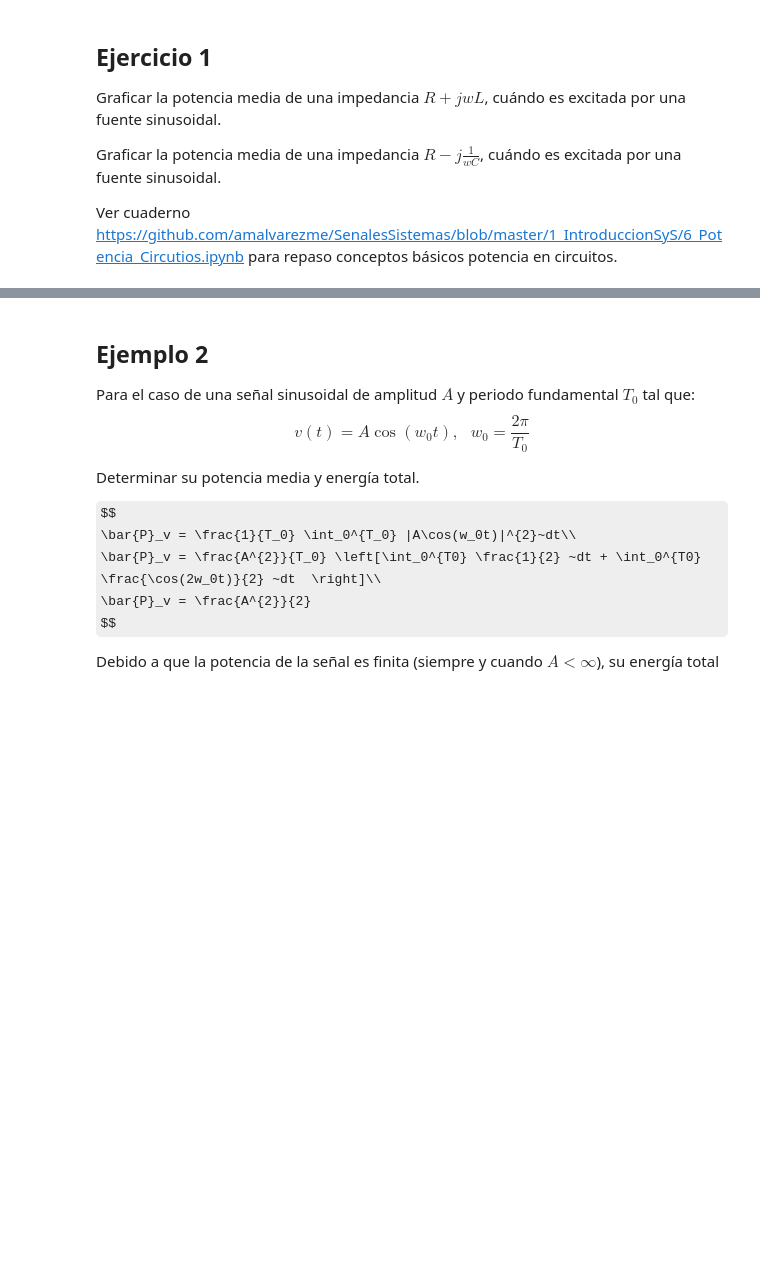
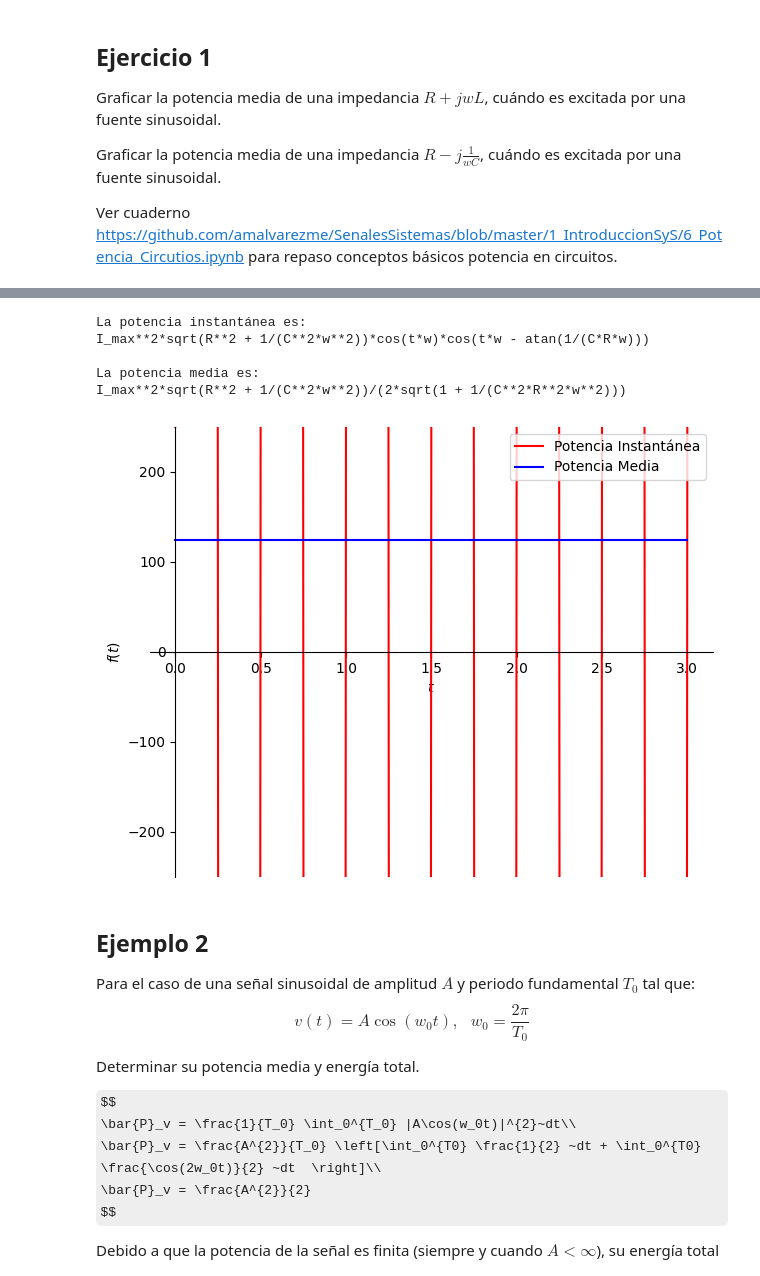
Before and after one commit to JUANOSORIOG/Senales_y_Sistemas, a Jupyter notebook: Copia_de__Señales_De_Energia_Y_De_Potencia.ipynb, the cells around one changed output, grey strips where cells are left out. Saved outputs shown, nothing was run; the diff lists cells and outputs as text; code cells hidden in the pictures; some formulas as TeX source; blank space fills up the shorter version.

```diff
--- a/Copia_de__Señales_De_Energia_Y_De_Potencia.ipynb
+++ b/Copia_de__Señales_De_Energia_Y_De_Potencia.ipynb
@@ -243,3 +277,65 @@ plt.show()
+# %%
+from sympy import symbols, sin, cos, pi, integrate, re, im, Abs, atan, sqrt, I
+from sympy.plotting import plot
+import warnings
+warnings.filterwarnings("ignore")
+
+# Declarar símbolos
+t, R, C, w, I_max = symbols('t R C w I_max', real=True, nonnegative=True)
+
+# Definir la impedancia
+Z = R - I / (w * C)
+
+# Definir la corriente sinusoidal
+i_t = I_max * cos(w * t)
+
+# Calcular el voltaje a través de la impedancia (v(t) = Z * i(t)). Se usa el dominio fasorial y se convierte a dominio del tiempo.
+# Primero convertimos la corriente al dominio fasorial: I_f = I_max * exp(j*0)
+# El voltaje fasorial es V_f = Z * I_f
+V_f = Z * I_max
+# Para convertir de vuelta al dominio del tiempo, calculamos la magnitud y el ángulo de V_f
+V_max = Abs(V_f)
+phi_v = atan(im(V_f) / re(V_f))
+v_t = V_max * cos(w * t + phi_v)
+
+# Potencia instantánea p(t) = v(t) * i(t)
+p_t = v_t * i_t
+
+# Potencia media P_media = (1/T0) * integral(p(t), t, 0, T0), donde T0 = 2*pi/w
+T0 = 2 * pi / w
+P_media = integrate(p_t, (t, 0, T0)) / T0
+
+print("La potencia instantánea es:")
+print(p_t)
+print("\nLa potencia media es:")
+print(P_media)
+
+# Para graficar, asignaremos valores numéricos a R, C, w, I_max
+R_val = 10
+C_val = 0.0001  # Valor de capacitancia
+w_val = 2 * pi  # Frecuencia angular de 1 Hz
+I_max_val = 5
+
+# Sustituir valores en la potencia instantánea y media
+p_t_num = p_t.subs({R: R_val, C: C_val, w: w_val, I_max: I_max_val})
+P_media_num = P_media.subs({R: R_val, C: C_val, w: w_val, I_max: I_max_val})
+
+# Graficar la potencia instantánea y la potencia media
+t_limits = (t, 0, 3 * 2 * pi / w_val) # Graficar durante 3 periodos
+ylim_val = [-R_val*I_max_val**2, R_val*I_max_val**2] # Ajustar el límite y en la gráfica
+
+p1 = plot(p_t_num, t_limits, ylim=ylim_val, show=False, line_color='red', legend=True, label='Potencia Instantánea')
+p2 = plot(P_media_num, t_limits, show=False, line_color='blue', legend=True, label='Potencia Media')
+
+p1.extend(p2)
+p1.show()
+# %% [output]
+La potencia instantánea es:
+I_max**2*sqrt(R**2 + 1/(C**2*w**2))*cos(t*w)*cos(t*w - atan(1/(C*R*w)))
+
+La potencia media es:
+I_max**2*sqrt(R**2 + 1/(C**2*w**2))/(2*sqrt(1 + 1/(C**2*R**2*w**2)))
+[figure, added]
 # %% [markdown]
 ## Ejemplo 2
 
```
Also changed, not shown: parts of 12 cells of this notebook.
